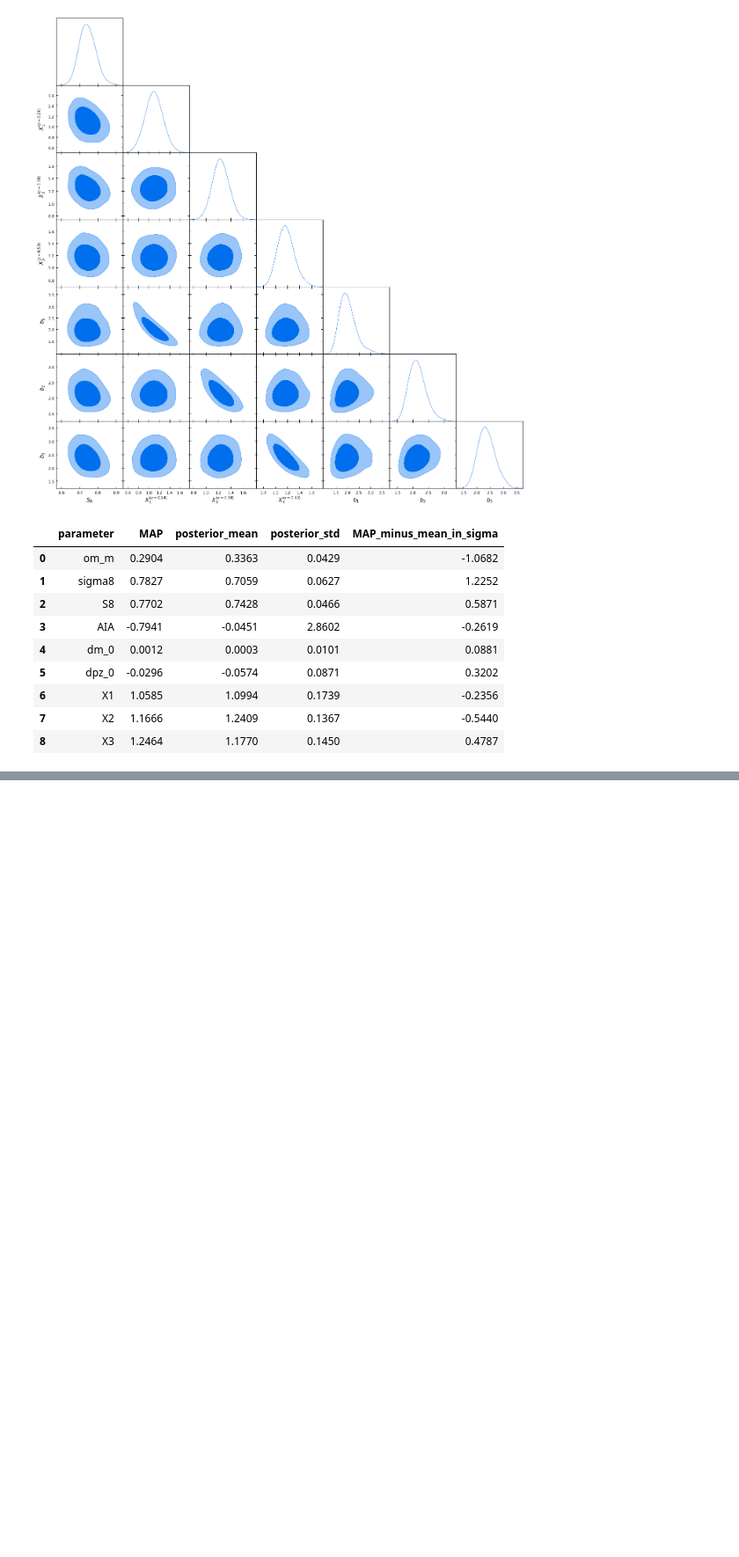
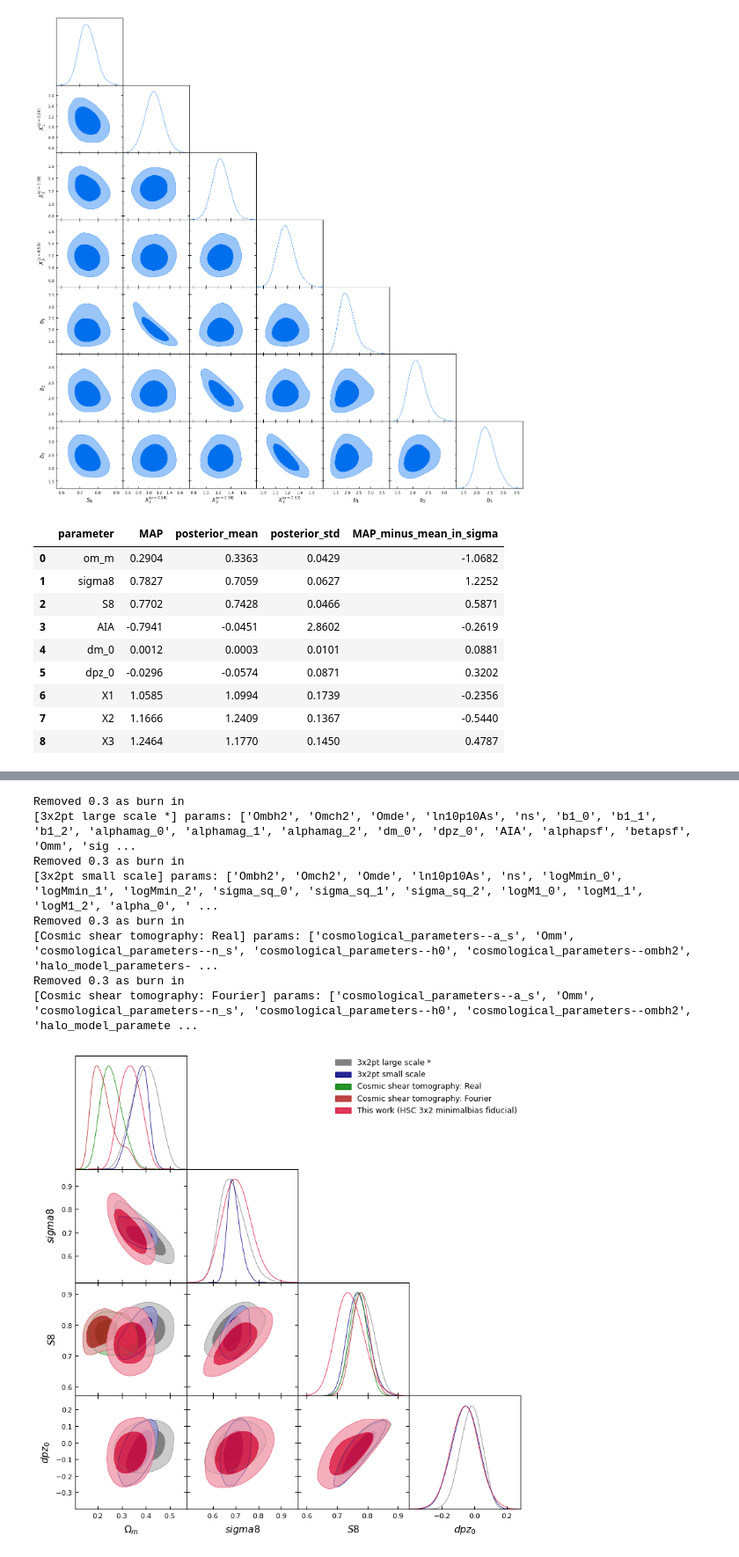
Before and after one commit to stone0624/cosmic_S8_project, a Jupyter notebook: notebooks/mcmc_hsc-only_analysis.ipynb, the cells around one changed output, grey strips where cells are left out. Shown at 88% size. Drawn from its saved outputs; the diff is of its cells as text; code cells hidden in the pictures; blank space fills up the shorter version.

Commit message:
plot ref together

```diff
--- a/notebooks/mcmc_hsc-only_analysis.ipynb
+++ b/notebooks/mcmc_hsc-only_analysis.ipynb
@@ -151,0 +225,60 @@ display(map_posterior_comparison.round(4))
+# %%
+# 疊圖
+import getdist.plots as plots
+
+hsc_configs = [
+    ['hsc_y3_3x2pt_large_scale', '3x2pt large scale *', 'gray'],
+    ['hsc_y3_3x2pt_small_scale', '3x2pt small scale', 'navy'],
+    ['hsc_y3_real_cosmic_shear', 'Cosmic shear tomography: Real', 'green'],
+    ['hsc_y3_fourier_cosmic_shear', 'Cosmic shear tomography: Fourier', 'firebrick']
+]
+
+hsc_samples, hsc_labels, hsc_colors = [], [], []
+for prefix, label, color in hsc_configs:
+    s = load_hsc_chain(prefix, label)
+    if s is None:
+        continue
+    names = s.getParamNames().list()
+    print(f"[{label}] params:", names)
+
+    renames = {}
+    if 'Omm' in names:
+        renames['Omm'] = 'om_m'
+    for cand in ('sigma8', 'sigma_8', 'SIGMA8', 'cosmological_parameters--sigma_8'):
+        if cand in names:
+            renames[cand] = 'sigma8'
+            break
+    if renames:
+        s.updateRenames(renames)
+
+    hsc_samples.append(s)
+    hsc_labels.append(label)
+    hsc_colors.append(color)
+
+samples_list = hsc_samples + [samples]
+labels = hsc_labels + ['This work (HSC 3x2 minimalbias fiducial)']
+colors = hsc_colors + ['crimson']
+
+# 4) triangle plot
+g = plots.get_subplot_plotter()
+g.settings.figure_legend_frame = False
+
+g.triangle_plot(
+    samples_list,
+    ['om_m', 'sigma8', 'S8', 'dpz_0'],
+    filled=True,
+    contour_colors=colors,
+    legend_labels=labels,
+    legend_loc='upper right',
+)
+g.export('tri_compare_hsc.png')
+# %% [output]
+Removed 0.3 as burn in
+[3x2pt large scale *] params: ['Ombh2', 'Omch2', 'Omde', 'ln10p10As', 'ns', 'b1_0', 'b1_1', 'b1_2', 'alphamag_0', 'alphamag_1', 'alphamag_2', 'dm_0', 'dpz_0', 'AIA', 'alphapsf', 'betapsf', 'Omm', 'sig ...
+Removed 0.3 as burn in
+[3x2pt small scale] params: ['Ombh2', 'Omch2', 'Omde', 'ln10p10As', 'ns', 'logMmin_0', 'logMmin_1', 'logMmin_2', 'sigma_sq_0', 'sigma_sq_1', 'sigma_sq_2', 'logM1_0', 'logM1_1', 'logM1_2', 'alpha_0', ' ...
+Removed 0.3 as burn in
+[Cosmic shear tomography: Real] params: ['cosmological_parameters--a_s', 'Omm', 'cosmological_parameters--n_s', 'cosmological_parameters--h0', 'cosmological_parameters--ombh2', 'halo_model_parameters- ...
+Removed 0.3 as burn in
+[Cosmic shear tomography: Fourier] params: ['cosmological_parameters--a_s', 'Omm', 'cosmological_parameters--n_s', 'cosmological_parameters--h0', 'cosmological_parameters--ombh2', 'halo_model_paramete ...
+[figure, added]
```
Also changed, not shown: parts of 4 cells of this notebook.
